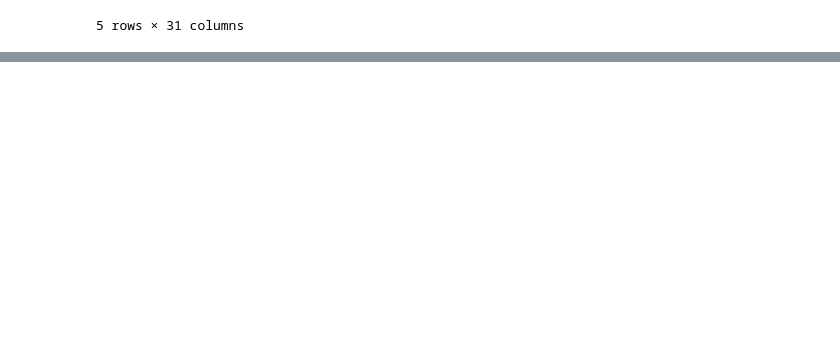
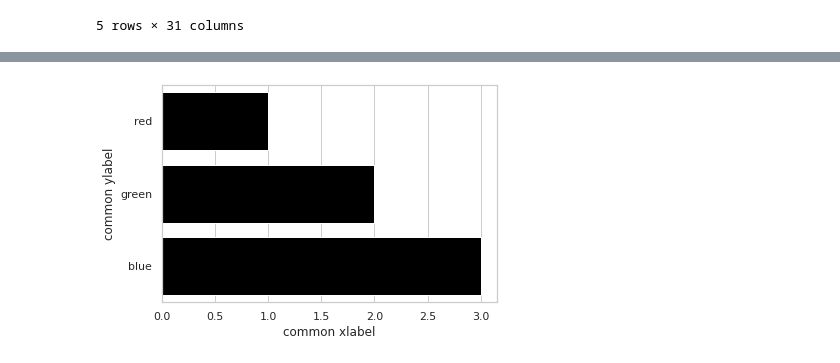
Before and after one commit to ahodelin/Projektarbeit, a Jupyter notebook: analysis/jupyter_notbook/analysing_new_icd_by_year_new.ipynb, the cells around one changed output, grey strips where cells are left out. Saved outputs shown, nothing was run; the diff lists cells and outputs as text; code cells hidden in the pictures; blank space fills up the shorter version.

```diff
--- a/analysis/jupyter_notbook/analysing_new_icd_by_year_new.ipynb
+++ b/analysis/jupyter_notbook/analysing_new_icd_by_year_new.ipynb
@@ -139,0 +161,13 @@ mlp.pyplot.savefig("/home/abel/git_repos/Projektarbeit/figures/ortoldYear.svg")
+# %%
+import pandas as pd
+import seaborn as sns
+import matplotlib.pyplot as plt
+
+fake = pd.DataFrame({'cat': ['red', 'green', 'blue'], 'val': [1, 2, 3]})
+ax = sns.barplot(x = 'val', y = 'cat',
+              data = fake,
+              color = 'black')
+ax.set(xlabel='common xlabel', ylabel='common ylabel')
+plt.show()
+# %% [output]
+[figure, added]
```
Also changed, not shown: parts of 6 cells of this notebook, 15 other files.
